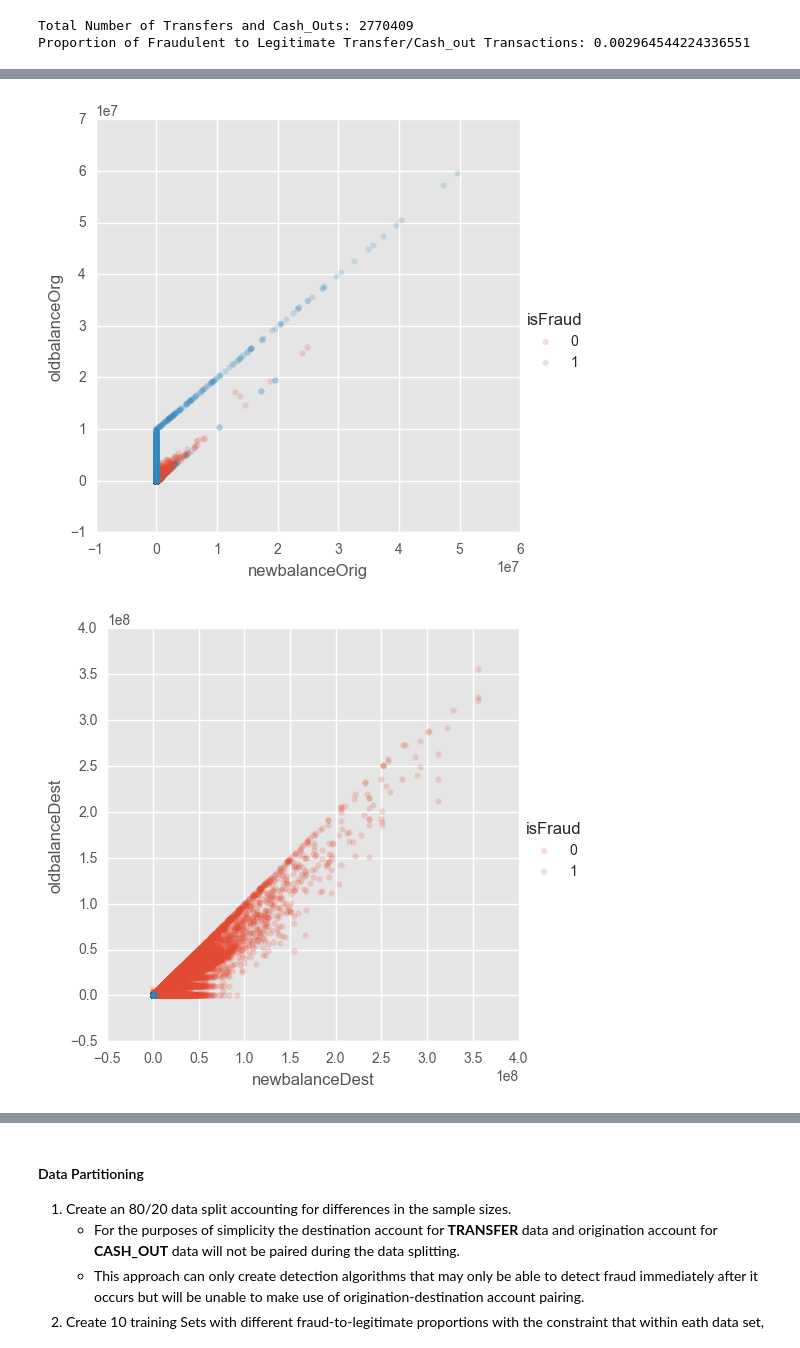
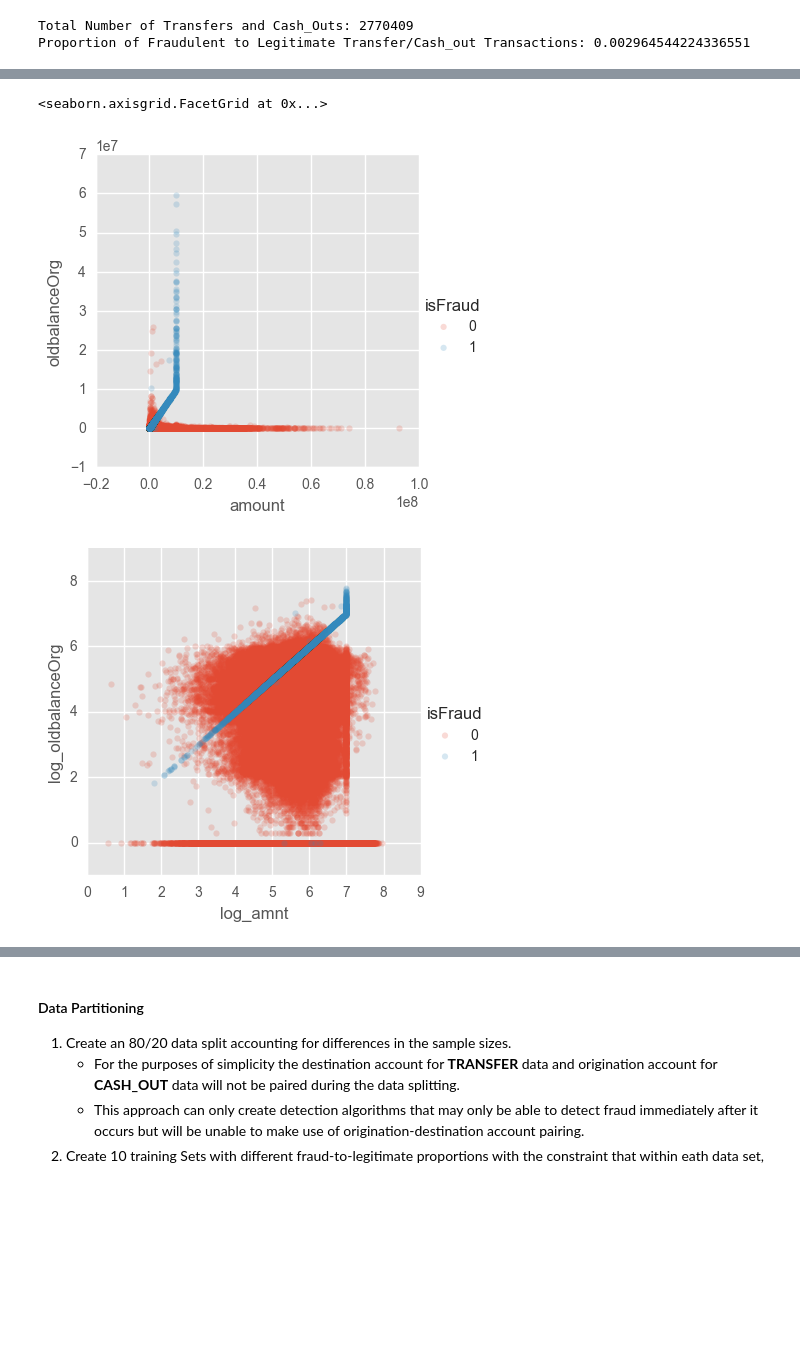
Before and after one commit to tahuichimiguel/Data-Science-Portfolio, a Jupyter notebook: Synthetic Financial Dataset Fraud Detection/Fraudulent Money Transfer Analysis.ipynb, the cells around one changed output, grey strips where cells are left out. Drawn from its saved outputs; the diff is of its cells as text; code cells hidden in the pictures; blank space fills up the shorter version.

```diff
--- a/Synthetic Financial Dataset Fraud Detection/Fraudulent Money Transfer Analysis.ipynb
+++ b/Synthetic Financial Dataset Fraud Detection/Fraudulent Money Transfer Analysis.ipynb
@@ -127 +127,11 @@ DT_reduced=DT[(DT['type']=='TRANSFER')]
+# %%
+#DT_reduced=DT[(DT['type']=='TRANSFER') | (DT['type']=='CASH_OUT')]
+DT_reduced=DT[(DT['type']=='TRANSFER')]
+DT_reduced.describe()
+
+DT_reduced['log_amnt'] = np.log10(DT_reduced['amount'].values+1)
+DT_reduced['log_oldbalanceOrg'] = np.log10(DT_reduced['oldbalanceOrg'].values+1)
+DT_reduced['log_newbalanceOrig'] = np.log10(DT_reduced['newbalanceOrig'].values+1)
+DT_reduced['log_newbalanceDest'] = np.log10(DT_reduced['newbalanceDest'].values+1)
+DT_reduced['log_oldbalanceDest'] = np.log10(DT_reduced['oldbalanceDest'].values+1)
 # %% [markdown]
@@ -129,9 +175,10 @@ DT_reduced=DT[(DT['type']=='TRANSFER')]
 # %%
-sns.lmplot(data = DT_reduced,x='newbalanceOrig',y = 'oldbalanceOrg',hue = 'isFraud',fit_reg=False,scatter_kws={'alpha': 0.2})
-plt.show()
+sns.lmplot(data = DT_reduced,x='amount',y = 'oldbalanceOrg',hue = 'isFraud',
+           size=4,fit_reg=False,scatter_kws={'alpha': 0.2})
 
-sns.lmplot(data = DT_reduced,x='newbalanceDest',y = 'oldbalanceDest',hue = 'isFraud',fit_reg=False,scatter_kws={'alpha': 0.2})
-plt.show()
+sns.lmplot(data = DT_reduced,x='log_amnt',y = 'log_oldbalanceOrg',hue = 'isFraud',
+           size=4,fit_reg=False,scatter_kws={'alpha': 0.2})
 # %% [output]
+<seaborn.axisgrid.FacetGrid at 0x...>
-[figure, old version]
+[figure, new version]
-[figure, old version]
+[figure, new version]
```
Also changed, not shown: parts of 11 cells of this notebook.
